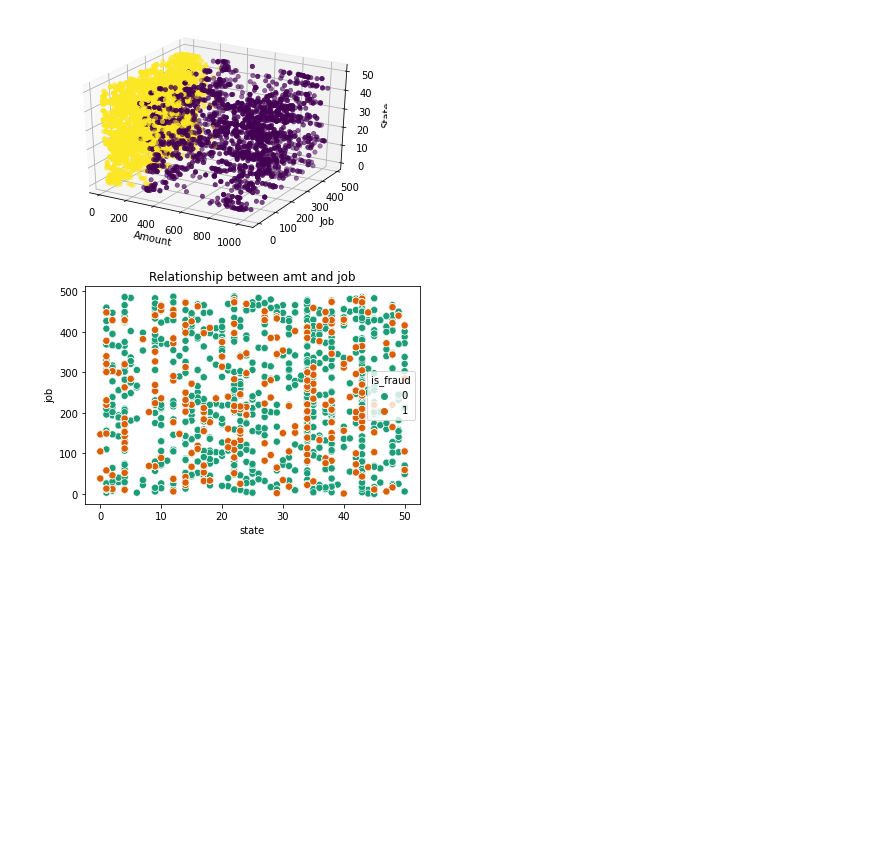
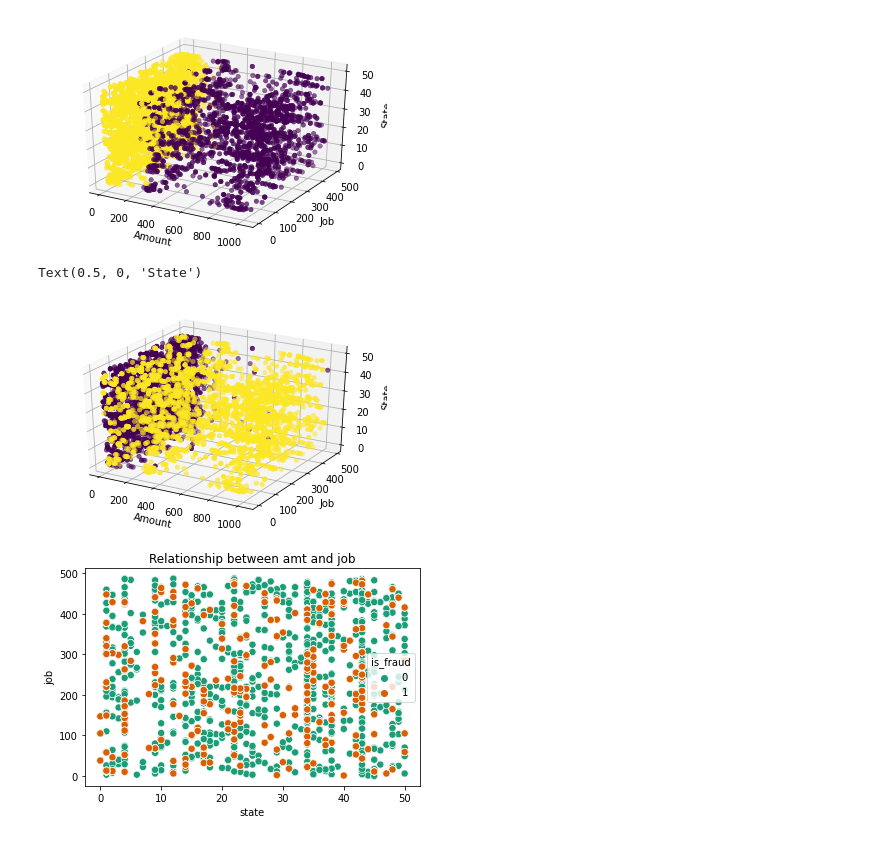
Before and after one commit to mrasw/classification, a Jupyter notebook: FP_KK.ipynb, the cells around one changed output. Drawn from its saved outputs; the diff is of its cells as text; code cells hidden in the pictures; blank space fills up the shorter version.

```diff
--- a/FP_KK.ipynb
+++ b/FP_KK.ipynb
@@ -450,6 +452,20 @@ ax.set_zlabel('State')
 # %% [output]
 Text(0.5, 0, 'State')
 [figure]
+# %%
+fig_3d = plt.figure()
+ax = plt.axes(projection='3d')
+# ax = plt.axes(projection='3d')
+ax.scatter(new_df.amt, new_df.job, new_df.state, c=new_df.is_fraud, cmap='viridis', linewidth=0.5);
+# ax.scatter(new_df.amt, new_df.job, new_df.state, c=new_df.gender, cmap='viridis', linewidth=0.5);
+# ax.scatter(new_df.amt, new_df.job, new_df.state, c=new_df.is_fraud, cmap='viridis', linewidth=0.5);
+# ax.scatter(new_df.amt, new_df.job, new_df.is_fraud, c=new_df.state, cmap='viridis', linewidth=0.5);
+ax.set_xlabel('Amount')
+ax.set_ylabel('Job')
+ax.set_zlabel('State')
+# %% [output]
+Text(0.5, 0, 'State')
+[figure, added]
 # %%
 sns.scatterplot(x="state", y="job", hue="is_fraud", data=new_df, palette="Dark2", s=50)
 plt.title("Relationship between amt and job")
```
Also changed, not shown: parts of 17 cells of this notebook.
